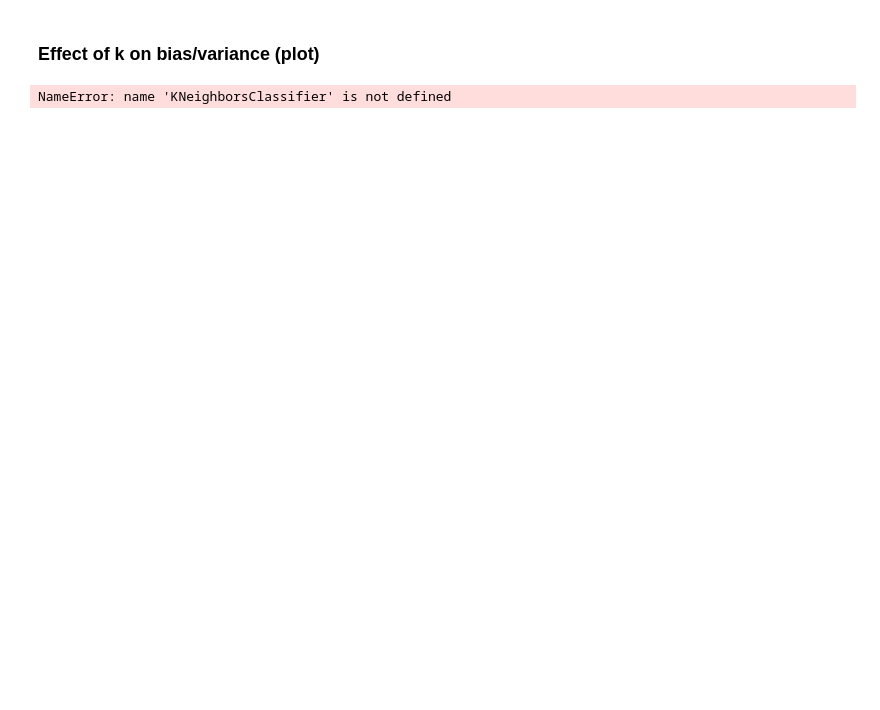
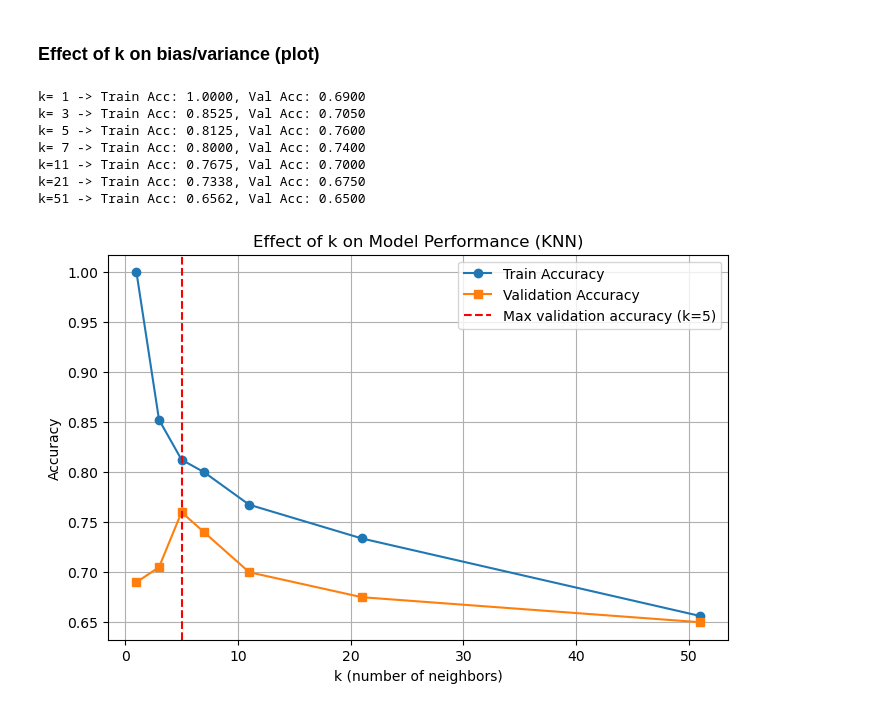
Before and after one commit to sami-rk/OrdinaryMLmodels, a Jupyter notebook: models.ipynb, the cells around one changed output. Drawn from its saved outputs; the diff is of its cells as text; code cells hidden in the pictures; blank space fills up the shorter version.

```diff
--- a/models.ipynb
+++ b/models.ipynb
@@ -1307,11 +1483,24 @@ F1-Score change : +0.0357
 ### Train and evaluate custom KNN (with k=5)
 # %%
 # Create KNeighborsClassifier model with k=5
-
+knn_5 = KNeighborsClassifier(n_neighbors=5)
 # Fit the model on scaled training data
-
+knn_5.fit(X_train_scaled, y_train_music)
 # Predict on validation data
-
+y_pred_knn5 = knn_5.predict(X_val_scaled)
 # Compute accuracy and macro F1-score
-
+accuracy_knn5 = accuracy_score(y_val_music, y_pred_knn5)
+f1_knn5  = f1_score(y_val_music, y_pred_knn5, average="macro", zero_division=0)
 # Print classification report
+print("=" * 40)
+print("K Nearest Neighbors for k=5")
+print("=" * 40)
+print(f"Accuracy:\t{accuracy_knn5}", end=END)
+print(f"Macro F1 Score:\t{f1_knn5}")
+print("=" * 40)
+print()
+print("=" * 40)
+print("Classification Report:")
+print("=" * 40)
+print(classification_report(y_val_music, y_pred_knn5))
+print("=" * 40)
@@ -1323,29 +1530,39 @@ train_accuracies = []
 val_accuracies = []
 
 for k in k_values:
-    knn = KNeighborsClassifier(k=k)
-    knn.fit(X_train_scaled, y_train)
+    knn = KNeighborsClassifier(n_neighbors=k)
+    knn.fit(X_train_scaled, y_train_music)
 
     # Train accuracy (predict on training set)
     y_train_pred = knn.predict(X_train_scaled)
-    train_acc = accuracy_score(y_train, y_train_pred)
+    train_acc = accuracy_score(y_train_music, y_train_pred)
     train_accuracies.append(train_acc)
 
     # Validation accuracy
     y_val_pred = knn.predict(X_val_scaled)
-    val_acc = accuracy_score(y_val, y_val_pred)
+    val_acc = accuracy_score(y_val_music, y_val_pred)
     val_accuracies.append(val_acc)
 
     print(f"k={k:2d} -> Train Acc: {train_acc:.4f}, Val Acc: {val_acc:.4f}")
 # %% [output]
-NameError: name 'KNeighborsClassifier' is not defined
+k= 1 -> Train Acc: 1.0000, Val Acc: 0.6900
+k= 3 -> Train Acc: 0.8525, Val Acc: 0.7050
+k= 5 -> Train Acc: 0.8125, Val Acc: 0.7600
+k= 7 -> Train Acc: 0.8000, Val Acc: 0.7400
+k=11 -> Train Acc: 0.7675, Val Acc: 0.7000
+k=21 -> Train Acc: 0.7338, Val Acc: 0.6750
+k=51 -> Train Acc: 0.6562, Val Acc: 0.6500
 # %%
 plt.figure(figsize=(8, 5))
 plt.plot(k_values, train_accuracies, marker='o', label='Train Accuracy')
 plt.plot(k_values, val_accuracies, marker='s', label='Validation Accuracy')
+best_k = k_values[np.argmax(val_accuracies)]
+plt.axvline(x=best_k, color="red", linestyle="--", label=f"Max validation accuracy (k={best_k})")
 plt.xlabel('k (number of neighbors)')
 plt.ylabel('Accuracy')
 plt.title('Effect of k on Model Performance (KNN)')
 plt.legend()
 plt.grid(True)
 plt.show()
+# %% [output]
+[figure, added]
```
Also changed, not shown: parts of 24 cells of this notebook, 1 other file.
